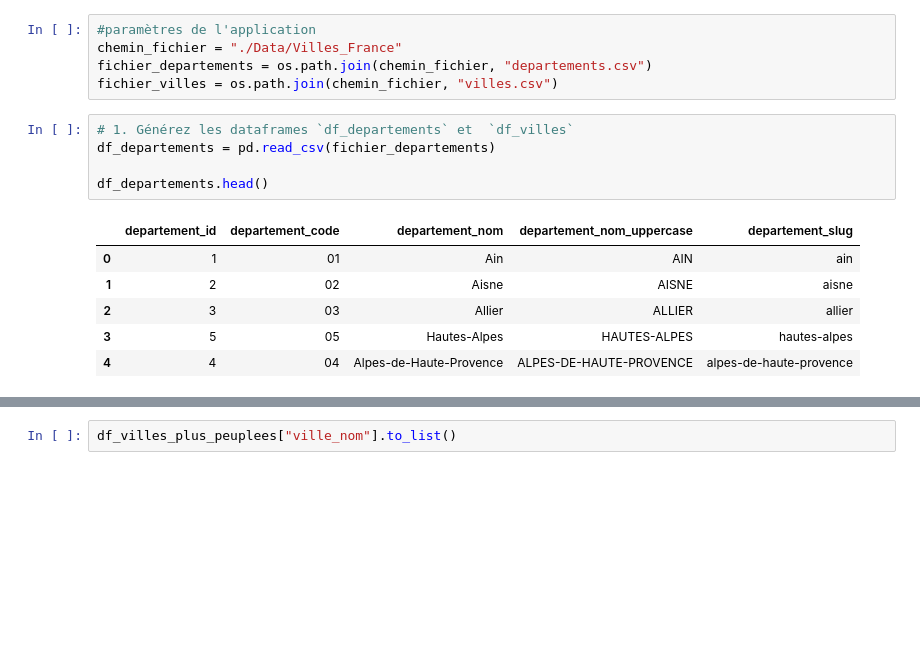
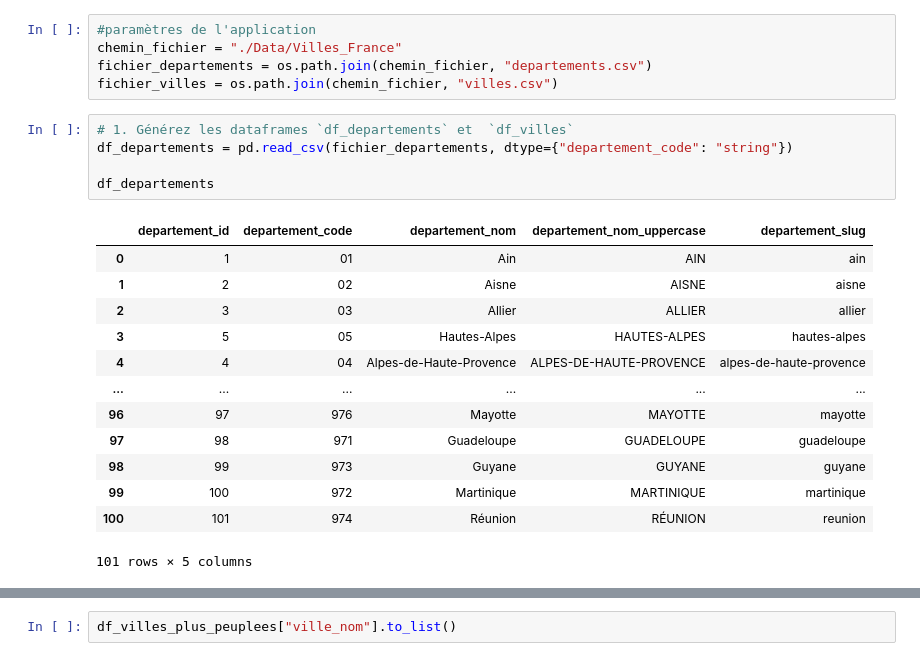
Before and after one commit to ZorroLeVrai/Python.Cours.PYT, a Jupyter notebook: Exercices/Corrections/Notebooks/ex_032.ipynb, the cells around one changed output, grey strips where cells are left out. Saved outputs shown, nothing was run; the diff lists cells and outputs as text; blank space fills up the shorter version.

```diff
--- a/Exercices/Corrections/Notebooks/ex_032.ipynb
+++ b/Exercices/Corrections/Notebooks/ex_032.ipynb
@@ -12,14 +12,21 @@ fichier_departements = os.path.join(chemin_fichier, "departements.csv")
 fichier_villes = os.path.join(chemin_fichier, "villes.csv")
 # %%
 # 1. Générez les dataframes `df_departements` et  `df_villes`
-df_departements = pd.read_csv(fichier_departements)
+df_departements = pd.read_csv(fichier_departements, dtype={"departement_code": "string"})
 
-df_departements.head()
+df_departements
 # %% [output]
 |  | departement_id | departement_code | departement_nom | departement_nom_uppercase | departement_slug |
 | 0 | 1 | 01 | Ain | AIN | ain |
 | 1 | 2 | 02 | Aisne | AISNE | aisne |
 | 2 | 3 | 03 | Allier | ALLIER | allier |
 | 3 | 5 | 05 | Hautes-Alpes | HAUTES-ALPES | hautes-alpes |
 | 4 | 4 | 04 | Alpes-de-Haute-Provence | ALPES-DE-HAUTE-PROVENCE | alpes-de-haute-provence |
+| ... | ... | ... | ... | ... | ... |
+| 96 | 97 | 976 | Mayotte | MAYOTTE | mayotte |
+| 97 | 98 | 971 | Guadeloupe | GUADELOUPE | guadeloupe |
+| 98 | 99 | 973 | Guyane | GUYANE | guyane |
+| 99 | 100 | 972 | Martinique | MARTINIQUE | martinique |
+| 100 | 101 | 974 | Réunion | RÉUNION | reunion |
+101 rows × 5 columns
 # %%
```
Also changed, not shown: parts of 10 cells of this notebook, 4 other files.
